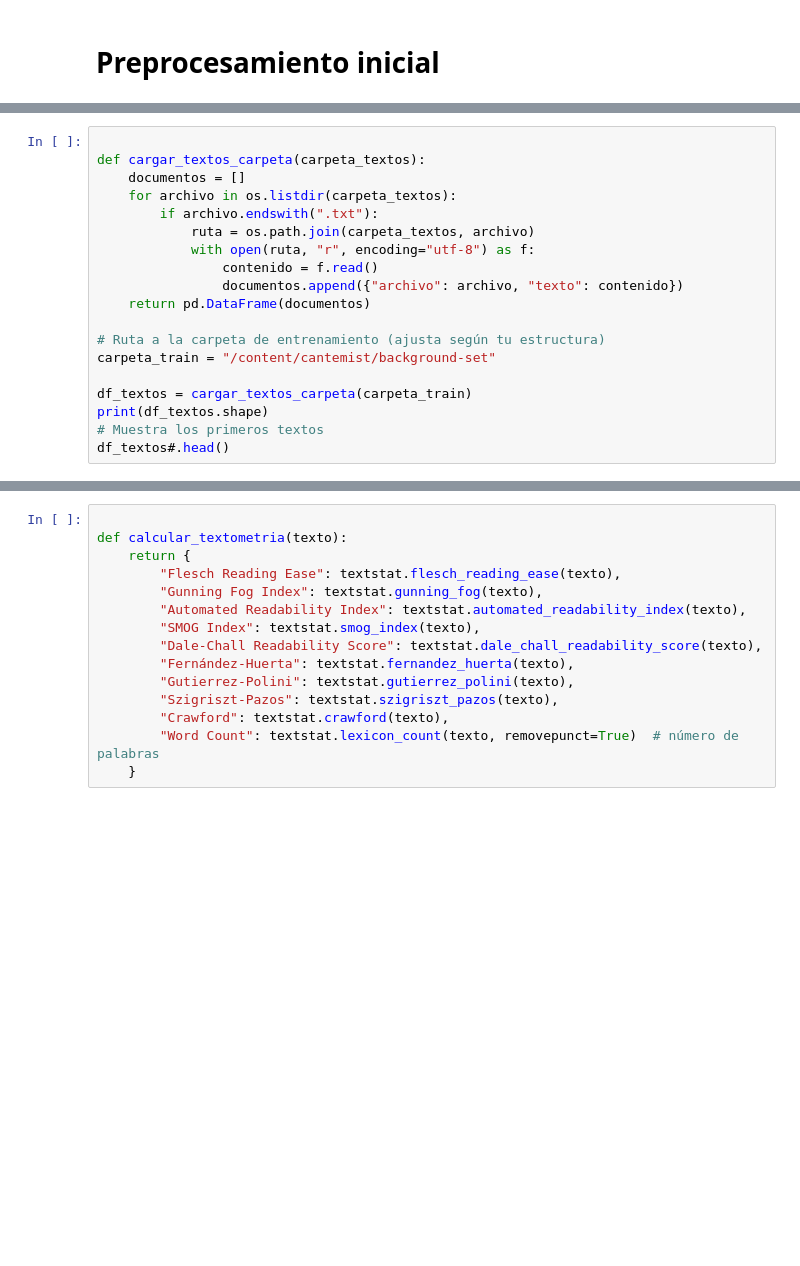
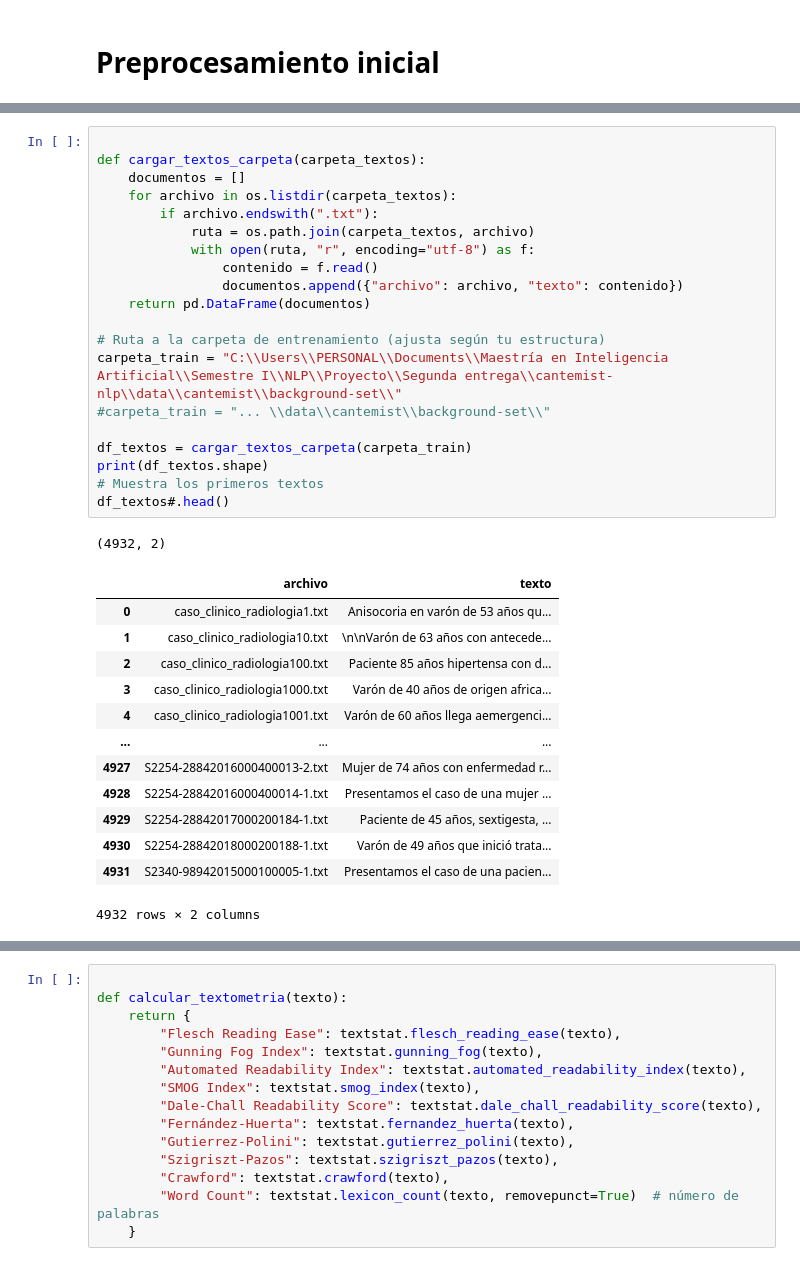
Before and after one commit to c4ttivo/cantemist-nlp, a Jupyter notebook: notebooks/01_exploratory_analysis.ipynb, the cells around one changed output, grey strips where cells are left out. Saved outputs shown, nothing was run; the diff lists cells and outputs as text; blank space fills up the shorter version.

```diff
--- a/notebooks/01_exploratory_analysis.ipynb
+++ b/notebooks/01_exploratory_analysis.ipynb
@@ -49,22 +82,38 @@ descomprimir_zip(ruta_zip, carpeta_destino)
 # %%
 
 def cargar_textos_carpeta(carpeta_textos):
     documentos = []
     for archivo in os.listdir(carpeta_textos):
         if archivo.endswith(".txt"):
             ruta = os.path.join(carpeta_textos, archivo)
             with open(ruta, "r", encoding="utf-8") as f:
                 contenido = f.read()
                 documentos.append({"archivo": archivo, "texto": contenido})
     return pd.DataFrame(documentos)
 
 # Ruta a la carpeta de entrenamiento (ajusta según tu estructura)
-carpeta_train = "/content/cantemist/background-set"
+carpeta_train = "C:\\Users\\PERSONAL\\Documents\\Maestría en Inteligencia Artificial\\Semestre I\\NLP\\Proyecto\\Segunda entrega\\cantemist-nlp\\data\\cantemist\\background-set\\"
+#carpeta_train = "... \\data\\cantemist\\background-set\\"
 
 df_textos = cargar_textos_carpeta(carpeta_train)
 print(df_textos.shape)
 # Muestra los primeros textos
 df_textos#.head()
+# %% [output]
+(4932, 2)
+|  | archivo | texto |
+| 0 | caso_clinico_radiologia1.txt | Anisocoria en varón de 53 años qu... |
+| 1 | caso_clinico_radiologia10.txt | \n\nVarón de 63 años con antecede... |
+| 2 | caso_clinico_radiologia100.txt | Paciente 85 años hipertensa con d... |
+| 3 | caso_clinico_radiologia1000.txt | Varón de 40 años de origen africa... |
+| 4 | caso_clinico_radiologia1001.txt | Varón de 60 años llega aemergenci... |
+| ... | ... | ... |
+| 4927 | S2254-28842016000400013-2.txt | Mujer de 74 años con enfermedad r... |
+| 4928 | S2254-28842016000400014-1.txt | Presentamos el caso de una mujer ... |
+| 4929 | S2254-28842017000200184-1.txt | Paciente de 45 años, sextigesta, ... |
+| 4930 | S2254-28842018000200188-1.txt | Varón de 49 años que inició trata... |
+| 4931 | S2340-98942015000100005-1.txt | Presentamos el caso de una pacien... |
+4932 rows × 2 columns
 # %%
 
 # Contar palabras por archivo
```
Also changed, not shown: parts of 12 cells of this notebook, 1 other file.
